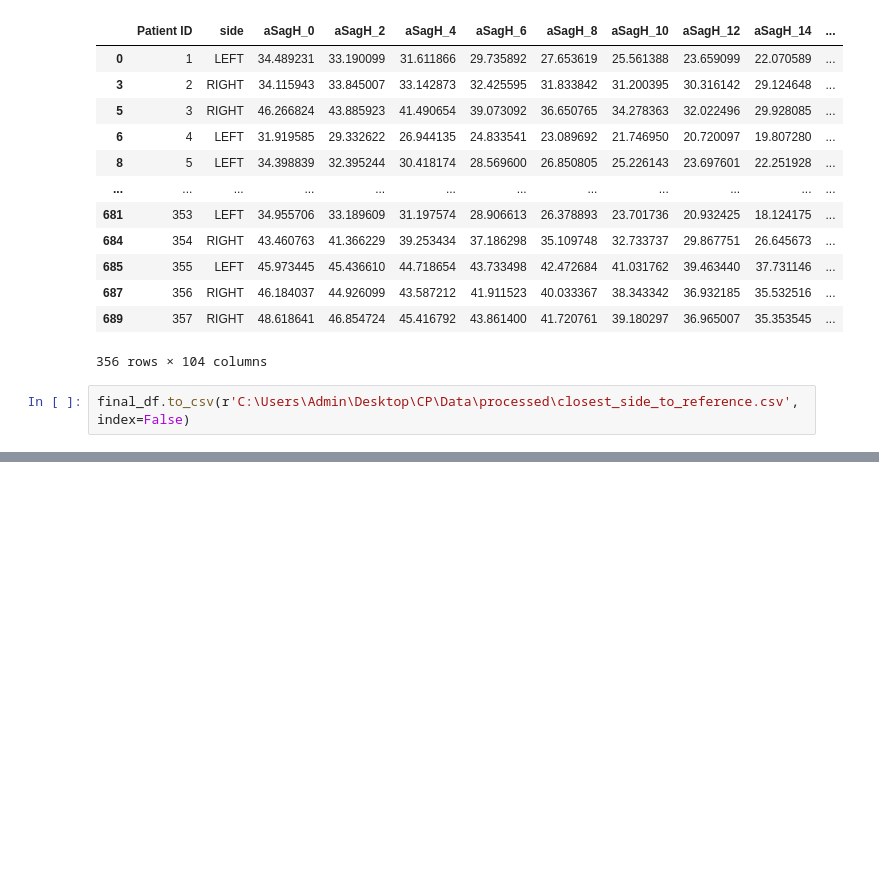
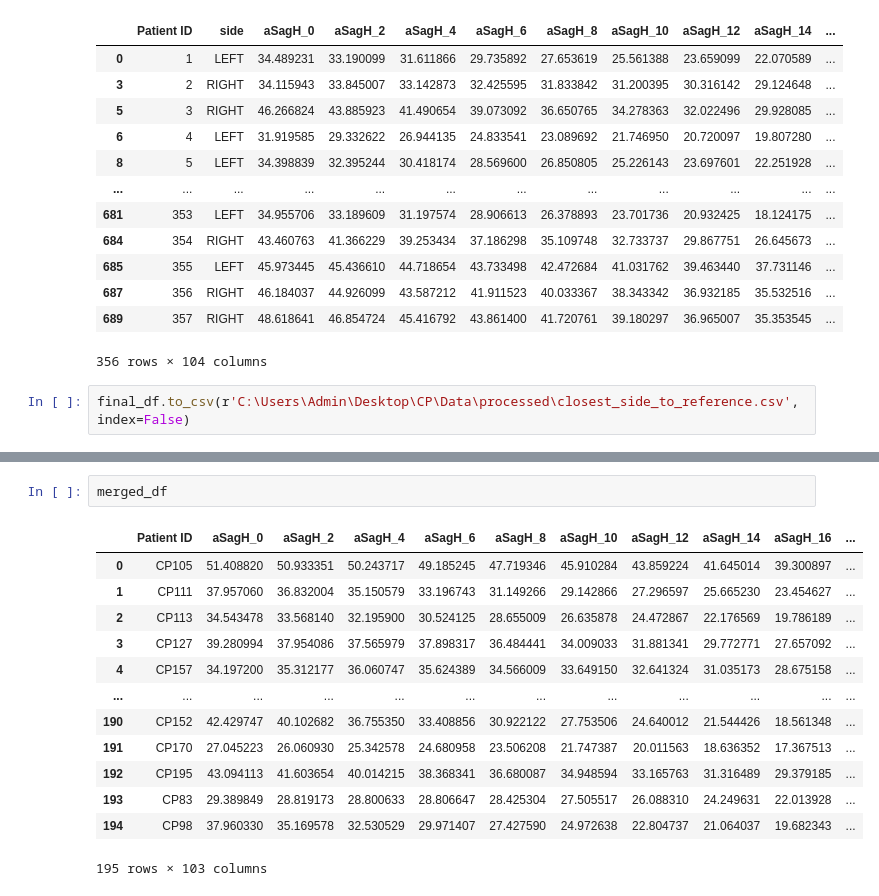
Before and after one commit to ganeshpawar1/Cerebral_Palsy_Classification, a Jupyter notebook: Notebooks/data_processing.ipynb, the cells around one changed output, grey strips where cells are left out. Saved outputs shown, nothing was run; the diff lists cells and outputs as text; blank space fills up the shorter version.

```diff
--- a/Notebooks/data_processing.ipynb
+++ b/Notebooks/data_processing.ipynb
@@ -97,0 +119,16 @@ final_df.to_csv(r'C:\Users\Admin\Desktop\CP\Data\processed\closest_side_to_refer
+# %%
+merged_df
+# %% [output]
+|  | Patient ID | aSagH_0 | aSagH_2 | aSagH_4 | aSagH_6 | aSagH_8 | aSagH_10 | aSagH_12 | aSagH_14 | aSagH_16 | ... |
+| 0 | CP105 | 51.408820 | 50.933351 | 50.243717 | 49.185245 | 47.719346 | 45.910284 | 43.859224 | 41.645014 | 39.300897 | ... |
+| 1 | CP111 | 37.957060 | 36.832004 | 35.150579 | 33.196743 | 31.149266 | 29.142866 | 27.296597 | 25.665230 | 23.454627 | ... |
+| 2 | CP113 | 34.543478 | 33.568140 | 32.195900 | 30.524125 | 28.655009 | 26.635878 | 24.472867 | 22.176569 | 19.786189 | ... |
+| 3 | CP127 | 39.280994 | 37.954086 | 37.565979 | 37.898317 | 36.484441 | 34.009033 | 31.881341 | 29.772771 | 27.657092 | ... |
+| 4 | CP157 | 34.197200 | 35.312177 | 36.060747 | 35.624389 | 34.566009 | 33.649150 | 32.641324 | 31.035173 | 28.675158 | ... |
+| ... | ... | ... | ... | ... | ... | ... | ... | ... | ... | ... | ... |
+| 190 | CP152 | 42.429747 | 40.102682 | 36.755350 | 33.408856 | 30.922122 | 27.753506 | 24.640012 | 21.544426 | 18.561348 | ... |
+| 191 | CP170 | 27.045223 | 26.060930 | 25.342578 | 24.680958 | 23.506208 | 21.747387 | 20.011563 | 18.636352 | 17.367513 | ... |
+| 192 | CP195 | 43.094113 | 41.603654 | 40.014215 | 38.368341 | 36.680087 | 34.948594 | 33.165763 | 31.316489 | 29.379185 | ... |
+| 193 | CP83 | 29.389849 | 28.819173 | 28.800633 | 28.806647 | 28.425304 | 27.505517 | 26.088310 | 24.249631 | 22.013928 | ... |
+| 194 | CP98 | 37.960330 | 35.169578 | 32.530529 | 29.971407 | 27.427590 | 24.972638 | 22.804737 | 21.064037 | 19.682343 | ... |
+195 rows × 103 columns
```
Also changed, not shown: parts of 7 cells of this notebook, 12 other files.
